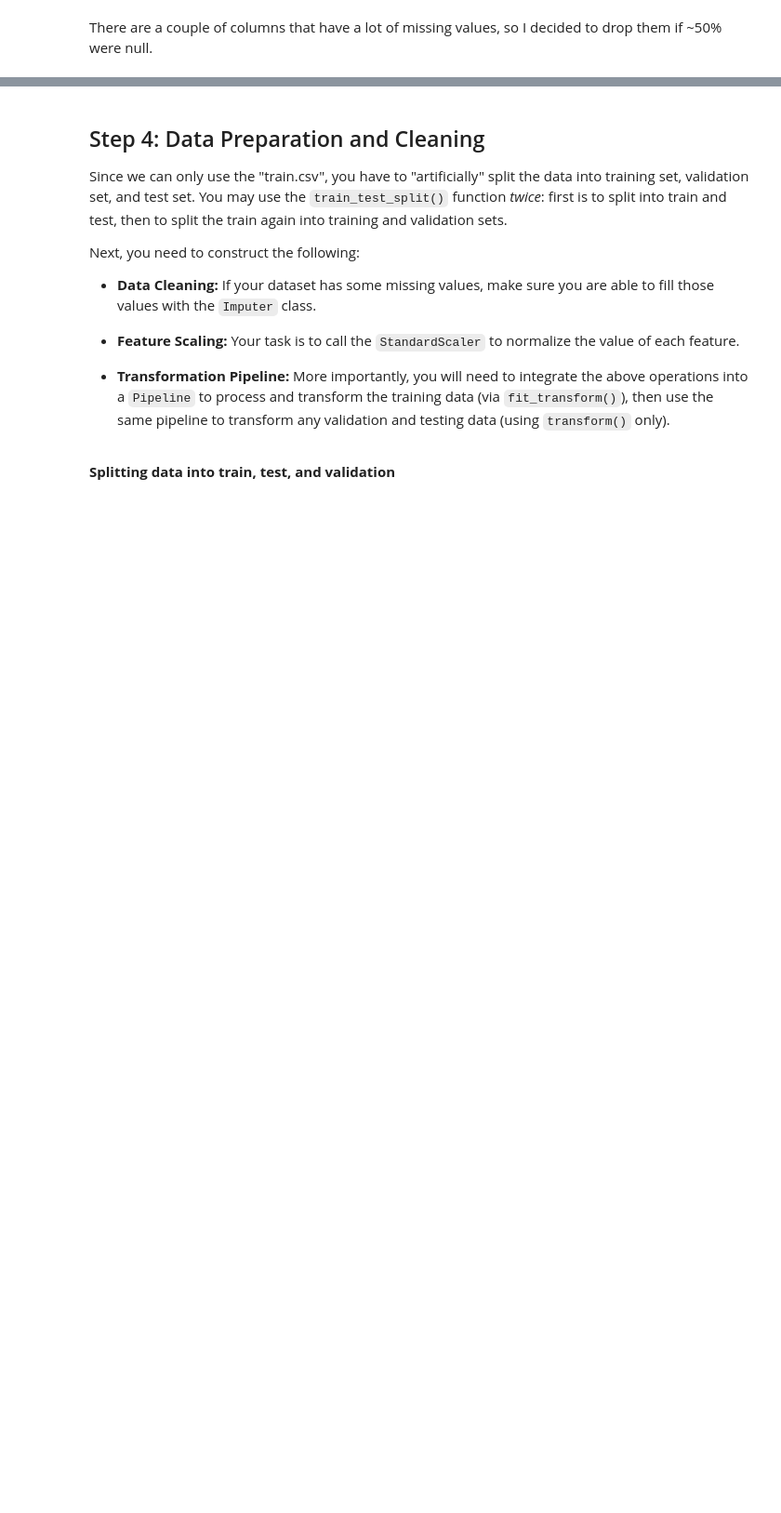
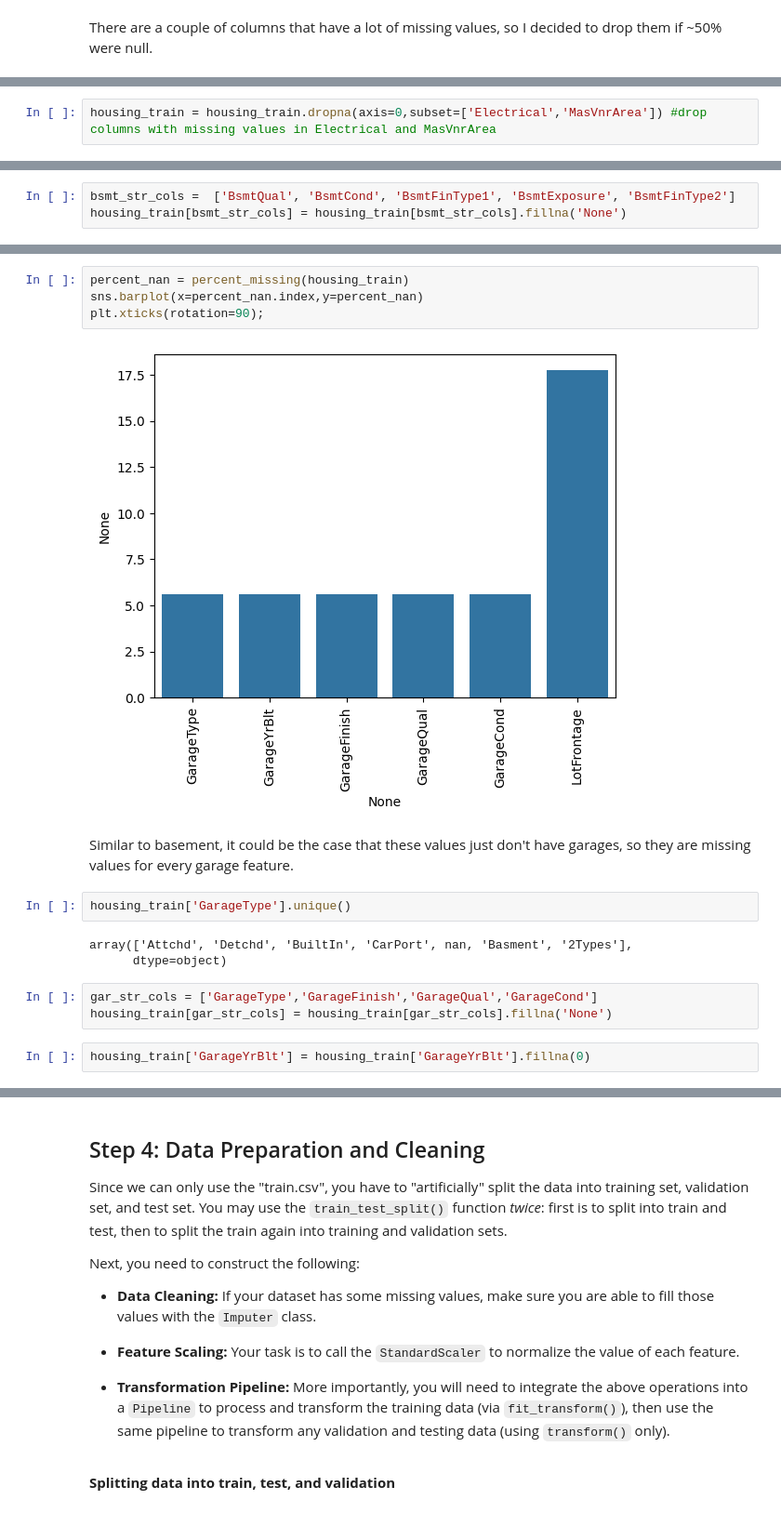
Before and after one commit to cwang12197/cs_4774_ml, a Jupyter notebook: ames_housing_prices/mjq2bt_codeathon_1.ipynb, the cells around one changed output, grey strips where cells are left out. Shown at 93% size. Drawn from its saved outputs; the diff is of its cells as text; blank space fills up the shorter version.

```diff
--- a/ames_housing_prices/mjq2bt_codeathon_1.ipynb
+++ b/ames_housing_prices/mjq2bt_codeathon_1.ipynb
@@ -237,0 +287,2 @@ housing_train.head()
+# %%
+housing_train = housing_train.dropna(axis=0,subset=['Electrical','MasVnrArea']) #drop columns with missing values in Electrical and MasVnrArea
@@ -237,0 +396,3 @@ housing_train.head()
+# %%
+bsmt_str_cols =  ['BsmtQual', 'BsmtCond', 'BsmtFinType1', 'BsmtExposure', 'BsmtFinType2']
+housing_train[bsmt_str_cols] = housing_train[bsmt_str_cols].fillna('None')
@@ -237,0 +414,18 @@ housing_train.head()
+# %%
+percent_nan = percent_missing(housing_train)
+sns.barplot(x=percent_nan.index,y=percent_nan)
+plt.xticks(rotation=90);
+# %% [output]
+[figure, added]
+# %% [markdown]
+Similar to basement, it could be the case that these values just don't have garages, so they are missing values for every garage feature.
+# %%
+housing_train['GarageType'].unique()
+# %% [output]
+array(['Attchd', 'Detchd', 'BuiltIn', 'CarPort', nan, 'Basment', '2Types'],
+      dtype=object)
+# %%
+gar_str_cols = ['GarageType','GarageFinish','GarageQual','GarageCond']
+housing_train[gar_str_cols] = housing_train[gar_str_cols].fillna('None')
+# %%
+housing_train['GarageYrBlt'] = housing_train['GarageYrBlt'].fillna(0)
```
Also changed, not shown: parts of 43 cells of this notebook.
